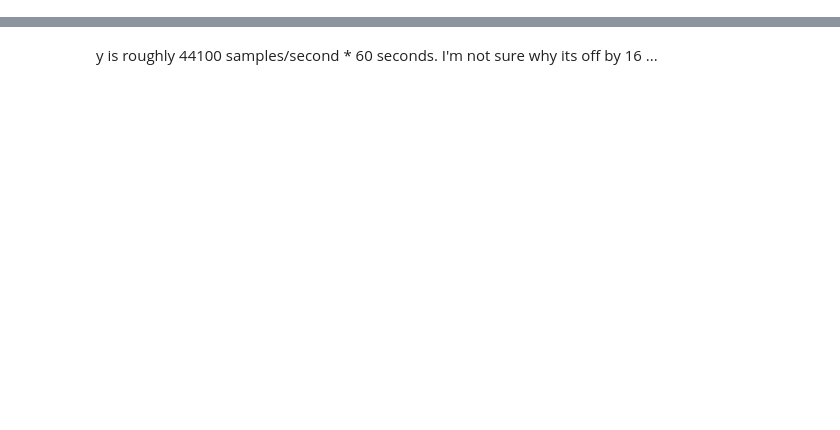
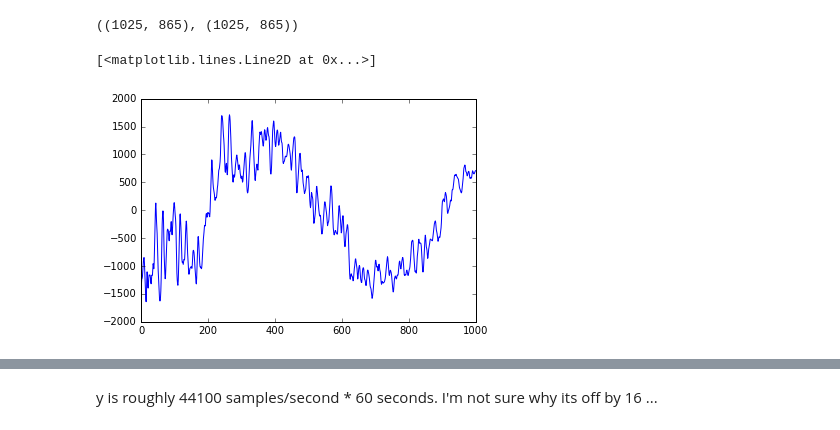
Before and after one commit to dwiel/deepfreq, a Jupyter notebook: backup.ipynb, the cells around one changed output, grey strips where cells are left out. Saved outputs shown, nothing was run; the diff lists cells and outputs as text; code cells hidden in the pictures; blank space fills up the shorter version.

```diff
--- a/backup.ipynb
+++ b/backup.ipynb
@@ -33,3 +51,7 @@ back_y = istft(D)
 # %%
 # convert back_y into int16 or whatever the file format has.  otherwise back_y is float
 back_y = np.array(back_y, dtype=y.dtype)
+# %%
+D2.shape, D.shape
+# %% [output]
+((1025, 865), (1025, 865))
@@ -35,0 +60,5 @@ back_y = np.array(back_y, dtype=y.dtype)
+# %%
+plot(y[100000:101000])
+# %% [output]
+[<matplotlib.lines.Line2D at 0x...>]
+[figure, added]
```
Also changed, not shown: parts of 18 cells of this notebook.
